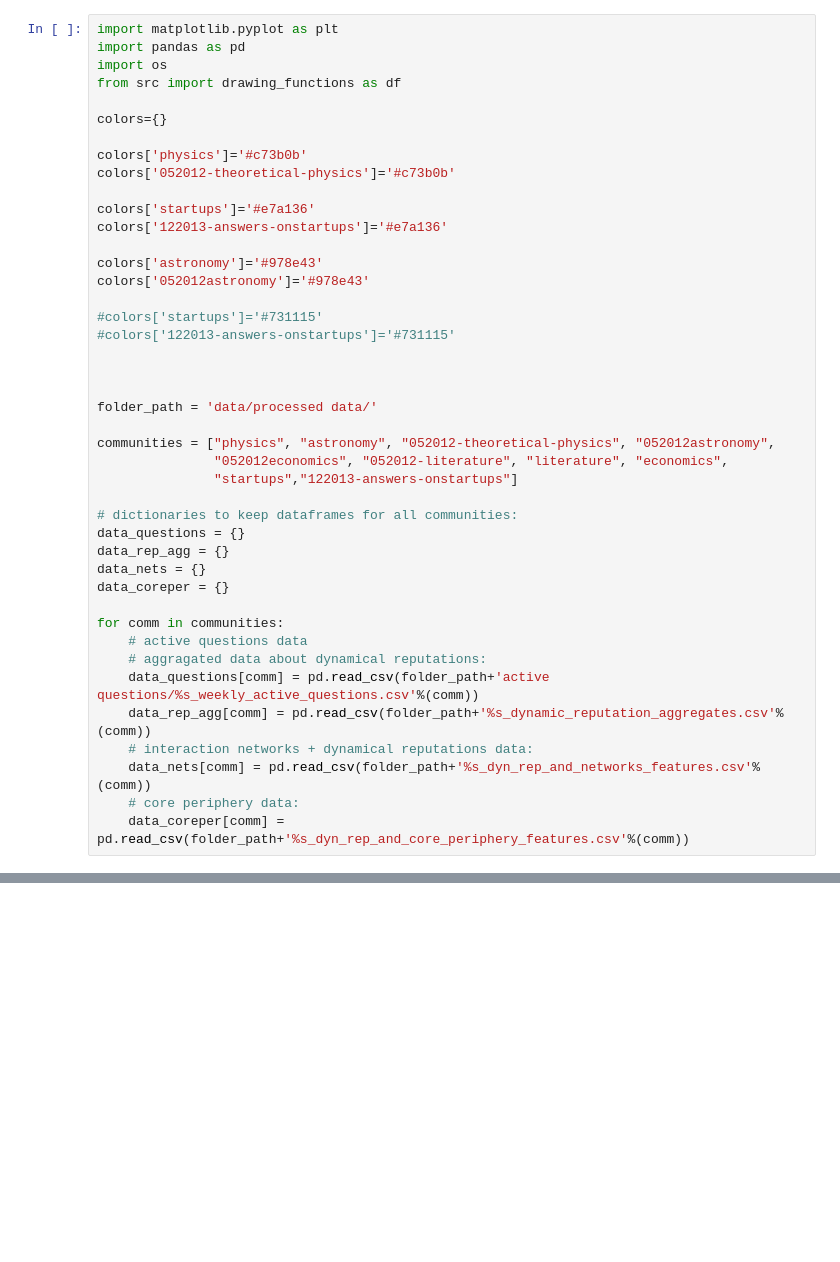
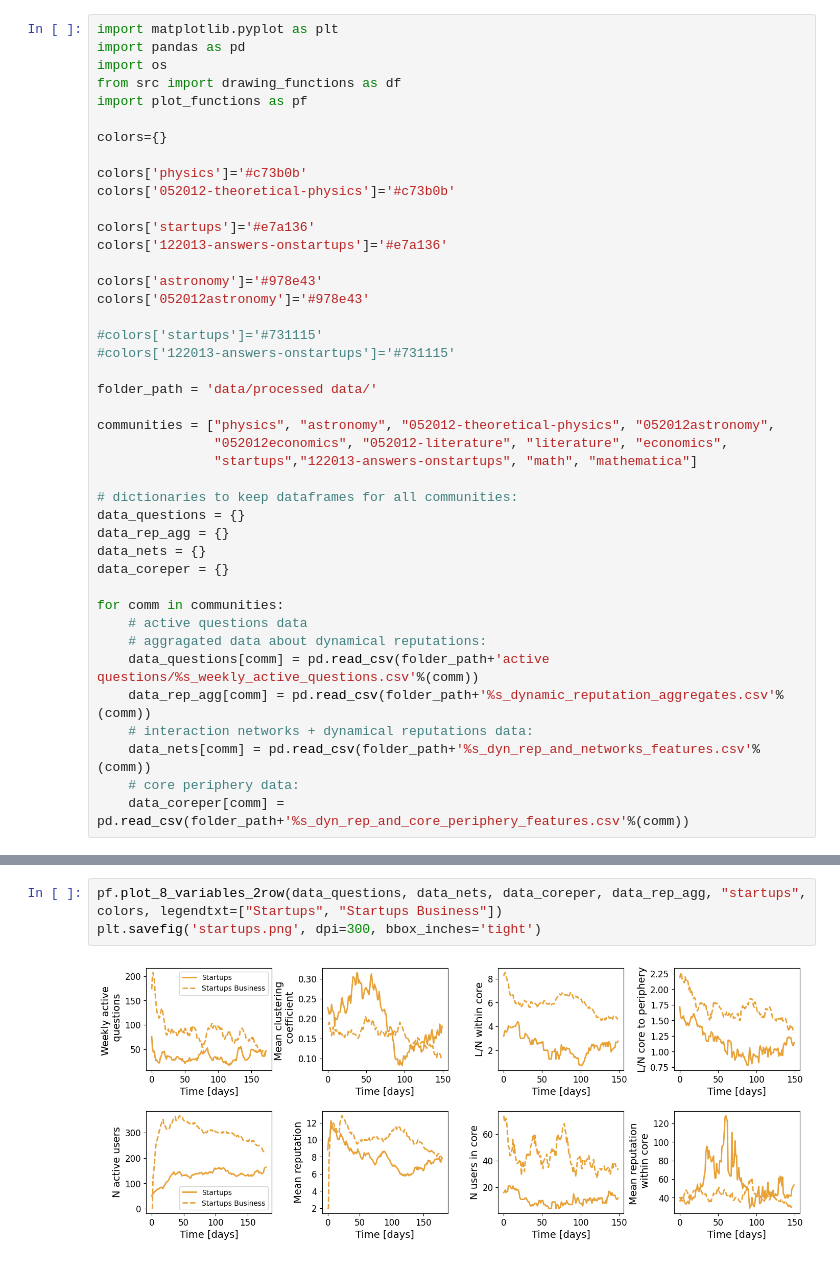
Before and after one commit to ana-vranic/Stack-Exchange-communities, a Jupyter notebook: Figures_startups.ipynb, the cells around one changed output, grey strips where cells are left out. Drawn from its saved outputs; the diff is of its cells as text; blank space fills up the shorter version.

Commit message:
math data

```diff
--- a/Figures_startups.ipynb
+++ b/Figures_startups.ipynb
@@ -3,6 +3,7 @@ import matplotlib.pyplot as plt
 import pandas as pd
 import os
 from src import drawing_functions as df
+import plot_functions as pf
 
 colors={}
 
@@ -18,13 +19,11 @@ colors['052012astronomy']='#978e43'
 #colors['startups']='#731115'
 #colors['122013-answers-onstartups']='#731115'
 
-
-
 folder_path = 'data/processed data/'
 
 communities = ["physics", "astronomy", "052012-theoretical-physics", "052012astronomy",
                "052012economics", "052012-literature", "literature", "economics",
-               "startups","122013-answers-onstartups"]
+               "startups","122013-answers-onstartups", "math", "mathematica"]
 
 # dictionaries to keep dataframes for all communities:
 data_questions = {}
@@ -133,0 +43,5 @@ plt.legend().set_visible(False)
+# %%
+pf.plot_8_variables_2row(data_questions, data_nets, data_coreper, data_rep_agg, "startups", colors, legendtxt=["Startups", "Startups Business"])
+plt.savefig('startups.png', dpi=300, bbox_inches='tight')
+# %% [output]
+[figure, added]
```
Also changed, not shown: parts of 6 cells of this notebook, 51 other files.
